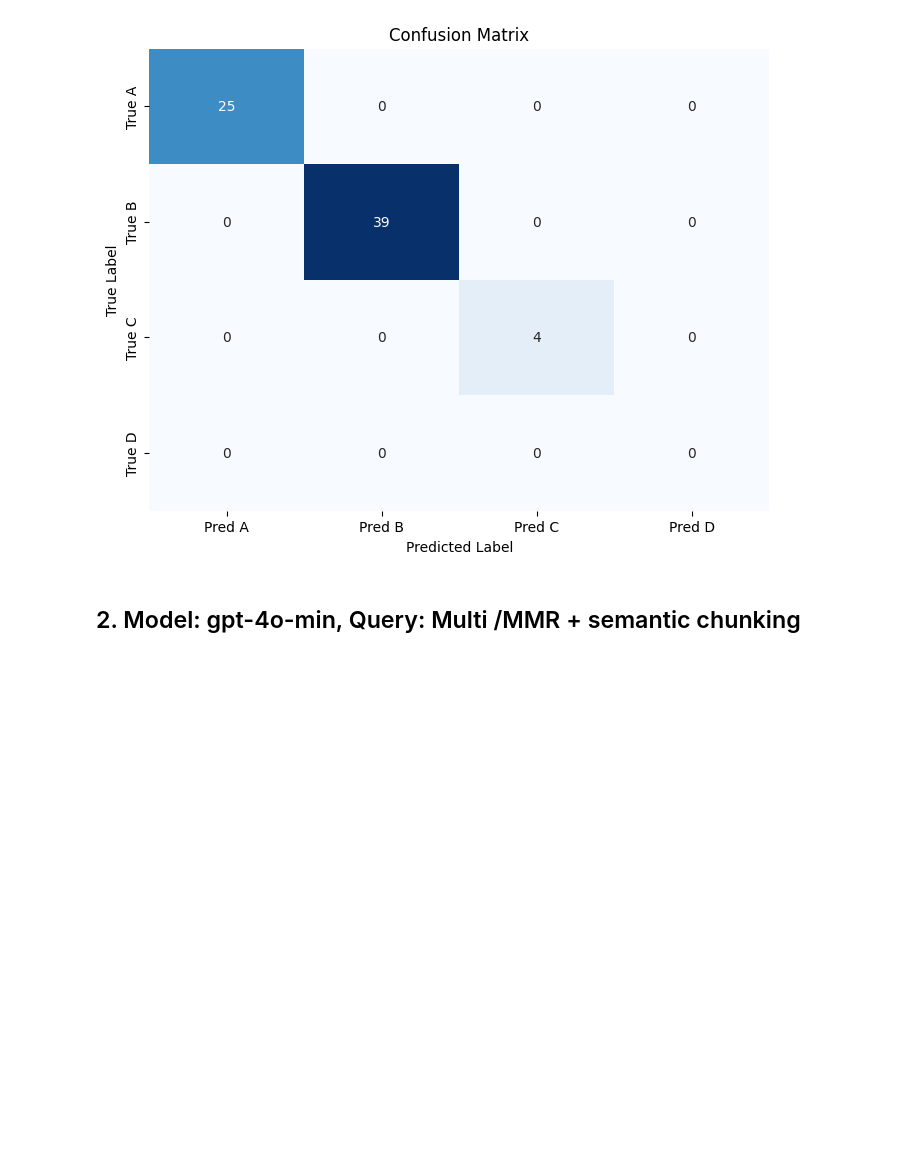
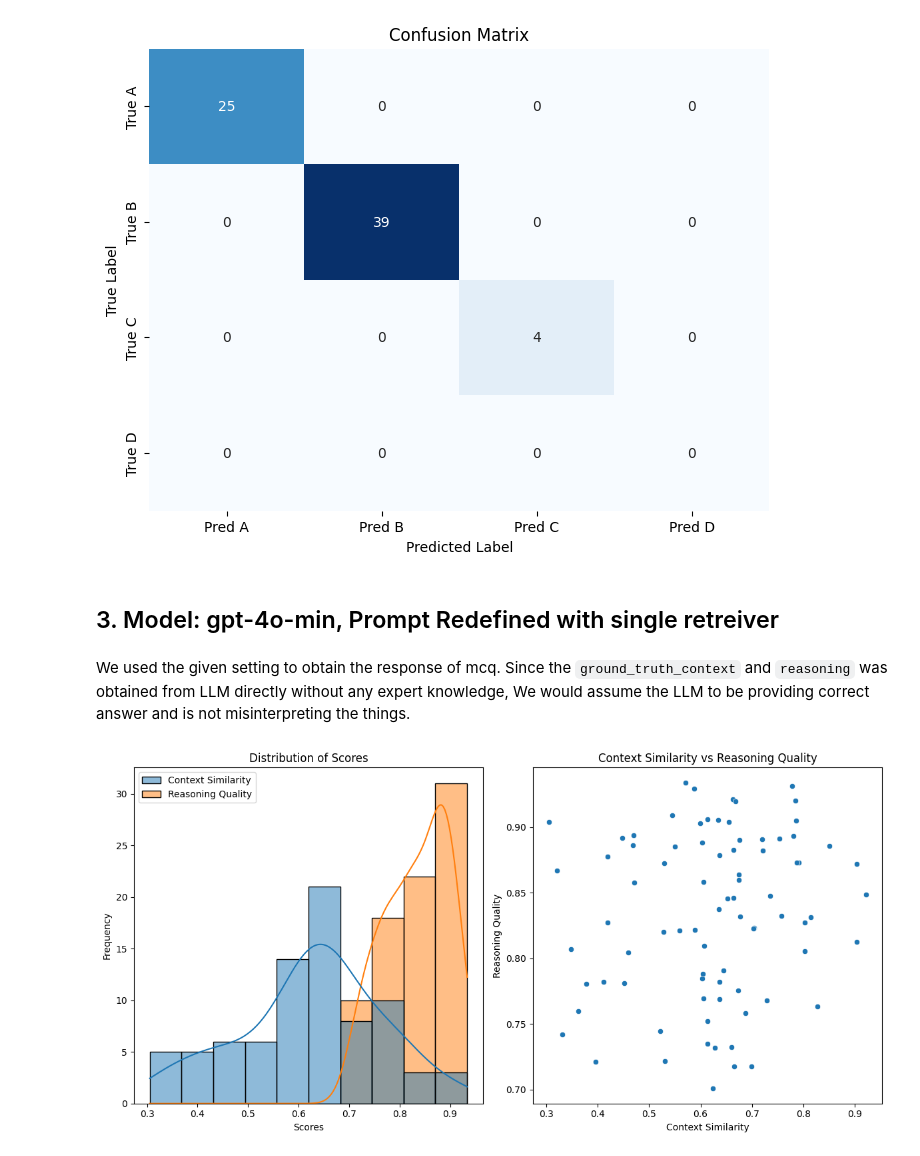
Before and after one commit to paudelanil/askMCQ, a Jupyter notebook: notebook/Evaluation.ipynb, the cells around one changed output. Drawn from its saved outputs; the diff is of its cells as text; code cells hidden in the pictures; blank space fills up the shorter version.

```diff
--- a/notebook/Evaluation.ipynb
+++ b/notebook/Evaluation.ipynb
@@ -180,7 +180,7 @@ import json
 import pandas as pd
 
 
-with open("../after_evaluation_similarity.json", "r") as file:
+with open("../outputs/output_2_similarity.json", "r") as file:
     data = json.load(file)
 df = pd.DataFrame(data)
 # %% [markdown]
@@ -323,4 +323,4 @@ Total: 81
 Correct Predictions: 81
 [figure]
 # %% [markdown]
-## 2. Model: gpt-4o-min, Query: Multi /MMR + semantic chunking
+## 3. Model: gpt-4o-min, Prompt Redefined with single retreiver
@@ -326,0 +339,2 @@ Correct Predictions: 81
+# %% [markdown]
+We used the given setting to obtain the response of mcq. Since the `ground_truth_context` and `reasoning` was obtained from LLM directly without any expert knowledge, We would assume the LLM to be providing correct answer and is not misinterpreting the things.
@@ -326,0 +394,23 @@ Correct Predictions: 81
+# %%
+
+# Plotting
+plt.figure(figsize=(12, 6))
+
+# Histogram for scores
+plt.subplot(1, 2, 1)
+sns.histplot(df, bins=10, kde=True)
+plt.title("Distribution of Scores")
+plt.xlabel("Scores")
+plt.ylabel("Frequency")
+
+# Scatter plot for context vs reasoning
+plt.subplot(1, 2, 2)
+sns.scatterplot(x="Context Similarity", y="Reasoning Quality", data=df)
+plt.title("Context Similarity vs Reasoning Quality")
+plt.xlabel("Context Similarity")
+plt.ylabel("Reasoning Quality")
+
+plt.tight_layout()
+plt.show()
+# %% [output]
+[figure, added]
```
Also changed, not shown: parts of 66 cells of this notebook, 43 other files.
